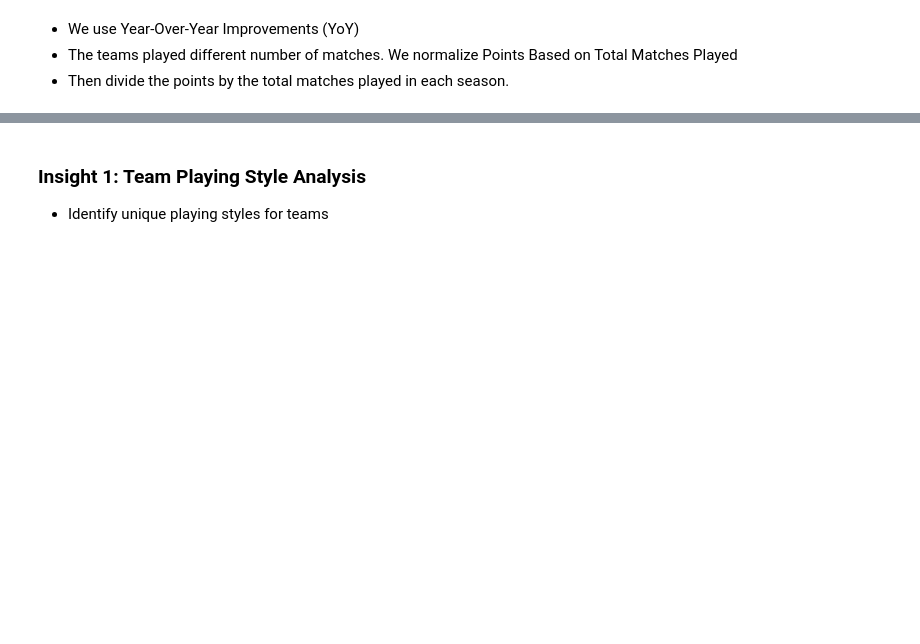
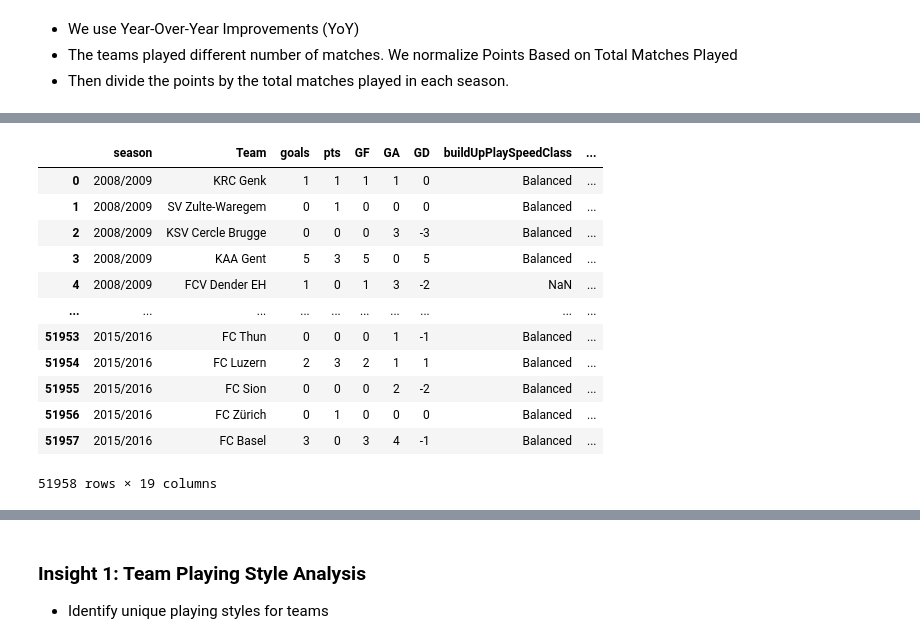
Before and after one commit to Daviedavie100/Investigating_dataset_project, a Jupyter notebook: Investigate_a_Dataset.ipynb, the cells around one changed output, grey strips where cells are left out. Saved outputs shown, nothing was run; the diff lists cells and outputs as text; code cells hidden in the pictures; blank space fills up the shorter version.

```diff
--- a/Investigate_a_Dataset.ipynb
+++ b/Investigate_a_Dataset.ipynb
@@ -781,8 +1804,7 @@ class_list =[]
 for i in melted_match.columns:
     if 'Class' in i:
         class_list.append(i)
-lst_main=['season', 'league_name', 'Team']
-lst_other =['stage', 'date', 'home_team_goal', 'away_team_goal', 'results', 'Location']
-lst_analysis =['goals',	'Pts',	'GF', 'GA',	'GD']
-lst=lst_main + lst_other + lst_analysis + class_list
-lst
+lst_main=['season', 'Team']
+#lst_other =['stage', 'date', 'home_team_goal', 'away_team_goal', 'results', 'Location']
+lst_analysis =['goals',	'pts',	'GF', 'GA',	'GD']
+lst=lst_main + lst_analysis + class_list
@@ -791,2 +1811,18 @@ lst
+# %%
+melted_match[lst]
+# %% [output]
+|  | season | Team | goals | pts | GF | GA | GD | buildUpPlaySpeedClass | ... |
+| 0 | 2008/2009 | KRC Genk | 1 | 1 | 1 | 1 | 0 | Balanced | ... |
+| 1 | 2008/2009 | SV Zulte-Waregem | 0 | 1 | 0 | 0 | 0 | Balanced | ... |
+| 2 | 2008/2009 | KSV Cercle Brugge | 0 | 0 | 0 | 3 | -3 | Balanced | ... |
+| 3 | 2008/2009 | KAA Gent | 5 | 3 | 5 | 0 | 5 | Balanced | ... |
+| 4 | 2008/2009 | FCV Dender EH | 1 | 0 | 1 | 3 | -2 | NaN | ... |
+| ... | ... | ... | ... | ... | ... | ... | ... | ... | ... |
+| 51953 | 2015/2016 | FC Thun | 0 | 0 | 0 | 1 | -1 | Balanced | ... |
+| 51954 | 2015/2016 | FC Luzern | 2 | 3 | 2 | 1 | 1 | Balanced | ... |
+| 51955 | 2015/2016 | FC Sion | 0 | 0 | 0 | 2 | -2 | Balanced | ... |
+| 51956 | 2015/2016 | FC Zürich | 0 | 1 | 0 | 0 | 0 | Balanced | ... |
+| 51957 | 2015/2016 | FC Basel | 3 | 0 | 3 | 4 | -1 | Balanced | ... |
+51958 rows × 19 columns
 # %%
 melted_class = (
```
Also changed, not shown: parts of 102 cells of this notebook.
